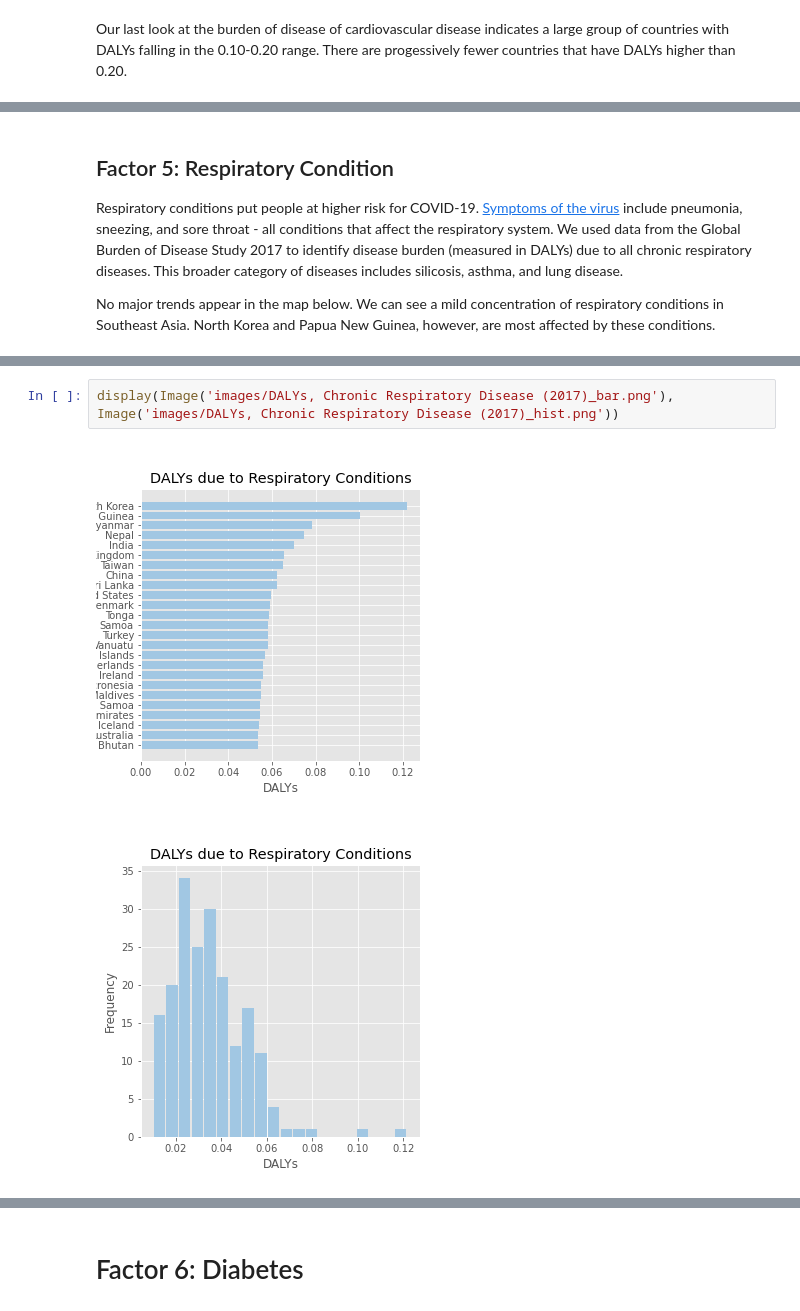
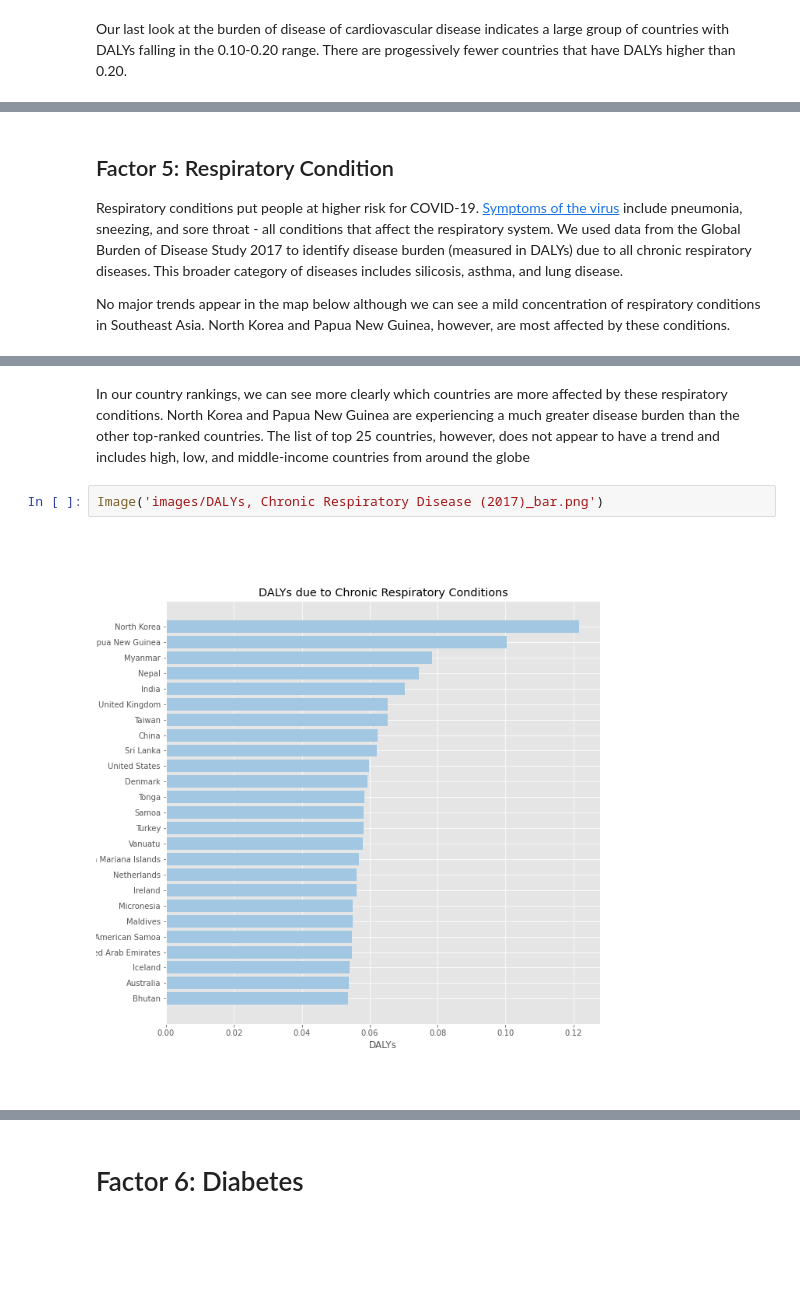
Before and after one commit to dai-ictgeo/covid_19_part_1, a Jupyter notebook: docs/covid_19_clean.ipynb, the cells around one changed output, grey strips where cells are left out. Cells and saved outputs as stored; diff of their text form; blank space fills up the shorter version.

```diff
--- a/docs/covid_19_clean.ipynb
+++ b/docs/covid_19_clean.ipynb
@@ -106,13 +122,14 @@ Our last look at the burden of disease of cardiovascular disease indicates a lar
 ## Factor 5: Respiratory Condition
 Respiratory conditions put people at higher risk for COVID-19. [Symptoms of the virus](https://www.sciencedirect.com/science/article/pii/S0896841120300469?via%3Dihub) include pneumonia, sneezing, and sore throat - all conditions that affect the respiratory system. We used data from the Global Burden of Disease Study 2017 to identify disease burden (measured in DALYs) due to all chronic respiratory diseases. This broader category of diseases includes silicosis, asthma, and lung disease.
 
-No major trends appear in the map below. We can see a mild concentration of respiratory conditions in Southeast Asia. North Korea and Papua New Guinea, however, are most affected by these conditions.
+No major trends appear in the map below although we can see a mild concentration of respiratory conditions in Southeast Asia. North Korea and Papua New Guinea, however, are most affected by these conditions.
 # %%
 IFrame(src='images/DALYs, Chronic Respiratory Disease (2017).html', width=700, height=600)
 # %% [output]
 [interactive output not drawn]
+# %% [markdown]
+In our country rankings, we can see more clearly which countries are more affected by these respiratory conditions. North Korea  and Papua New Guinea are experiencing a much greater disease burden than the other top-ranked countries. The list of top 25 countries, however, does not appear to have a trend and includes high, low, and middle-income countries from around the globe
 # %%
-display(Image('images/DALYs, Chronic Respiratory Disease (2017)_bar.png'), Image('images/DALYs, Chronic Respiratory Disease (2017)_hist.png'))
+Image('images/DALYs, Chronic Respiratory Disease (2017)_bar.png')
 # %% [output]
-[figure, old version]
+[figure, new version]
-[figure, removed]
```
Also changed, not shown: parts of 17 cells of this notebook, 11 other files.
